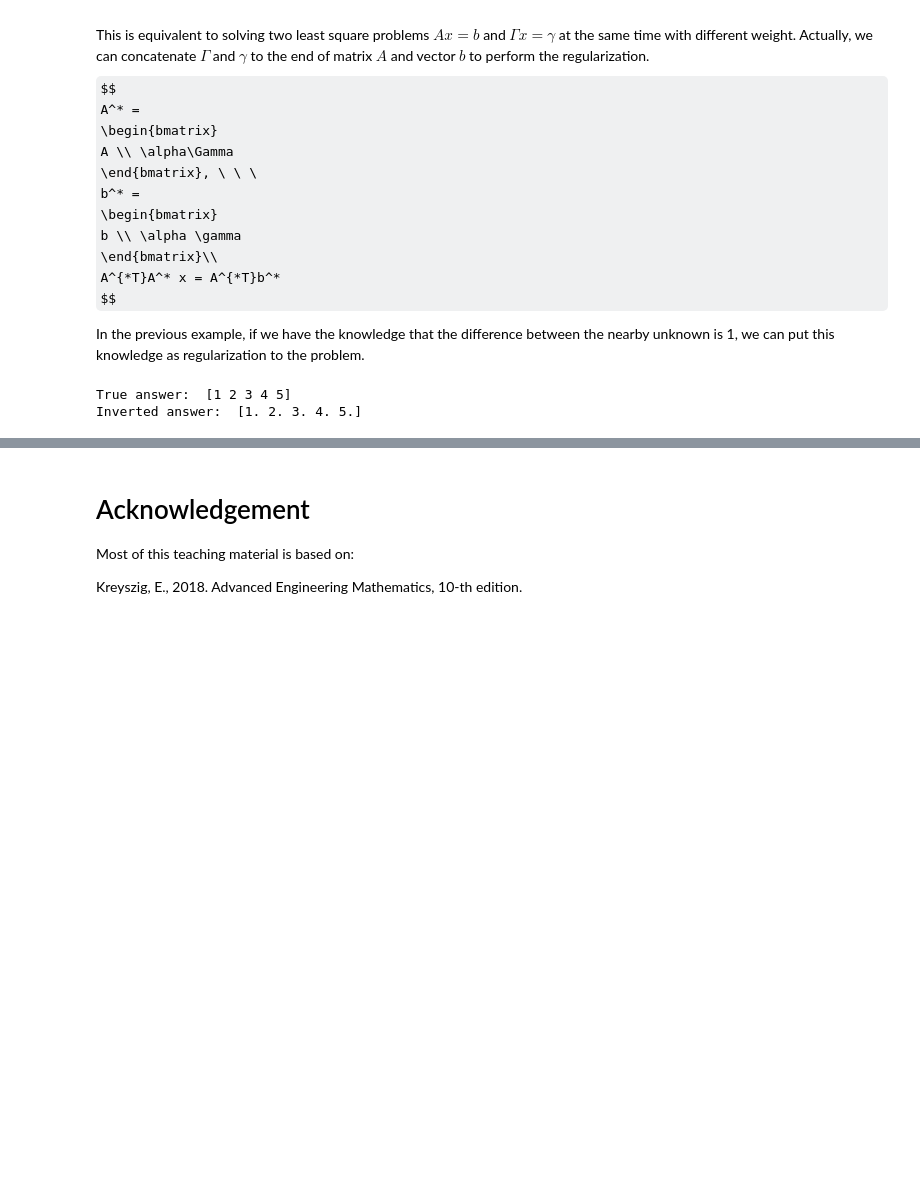
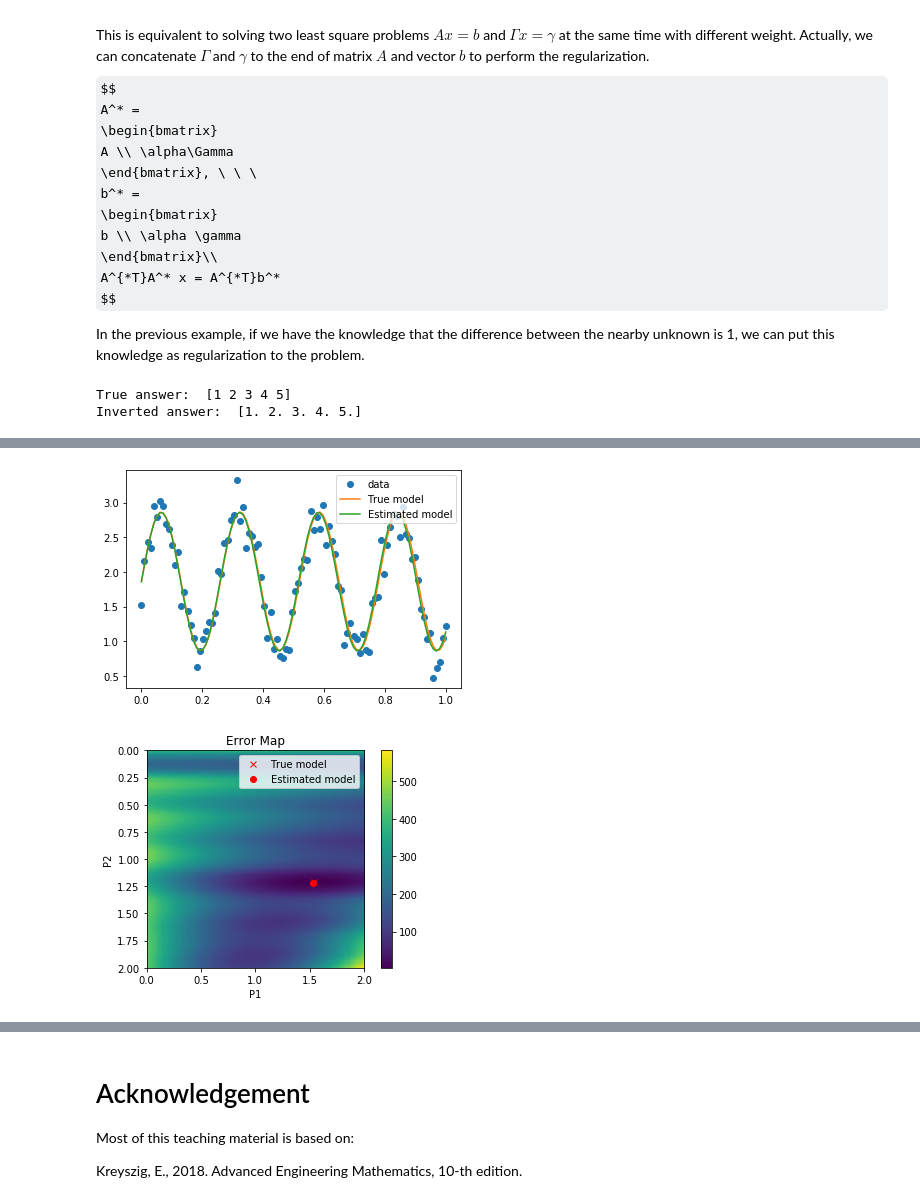
Before and after one commit to jshragge/GPGN535, a Jupyter notebook: 10_Regression.ipynb, the cells around one changed output, grey strips where cells are left out. Cells and saved outputs as stored; diff of their text form; code cells hidden in the pictures; some formulas as TeX source; blank space fills up the shorter version.

```diff
--- a/10_Regression.ipynb
+++ b/10_Regression.ipynb
@@ -539,0 +559,54 @@ Inverted answer:  [1. 2. 3. 4. 5.]
+# %%
+# define your model
+def fun(para,x):
+    p1,p2 = para
+    y = np.sin(20*p1*x)+p1*p2
+    return y
+
+# define the penalty function
+def err_fun(para,x,data):
+    predict_data = fun(para,x)
+    err = predict_data - data
+    err = np.sum(err**2) # error is the L2 norm of the misfit
+    return err
+
+# generate data with noise
+x = np.linspace(0,1.0,100)
+true_p1 = 1.21; true_p2 = 1.54;
+data = fun([true_p1,true_p2],x)
+data += np.random.normal(0,0.2,len(data)) # add noise
+
+# grid search possible parameteres
+p1_min = 0; p1_max = 2;
+p2_min = 0; p2_max = 2;
+p1_array = np.linspace(p1_min,p1_max,200)
+p2_array = np.linspace(p2_min,p2_max,200)
+err_map = np.zeros((len(p1_array),len(p2_array)))
+for i,p1 in enumerate(p1_array):
+    for j,p2 in enumerate(p2_array):
+        err_map[i,j] = err_fun([p1,p2],x,data)
+# find the parameter combination with minimal error
+mini,minj = np.unravel_index(np.argmin(err_map),err_map.shape)
+est_p1 = p1_array[mini]
+est_p2 = p2_array[minj]
+
+# making plots
+plt.figure()
+plt.plot(x,data,'o',label='data')
+plt.plot(x,fun([true_p1,true_p2],x),label='True model')
+plt.plot(x,fun([est_p1,est_p2],x),label='Estimated model')
+plt.legend()
+
+plt.figure()
+plt.imshow(err_map,extent=[p2_array[0],p2_array[-1],p1_array[-1],p1_array[0]])
+plt.plot(true_p2,true_p1,'rx',label='True model')
+plt.plot(est_p2,est_p1,'ro',label='Estimated model')
+plt.legend()
+plt.colorbar()
+plt.title('Error Map')
+plt.xlabel('P1')
+plt.ylabel('P2')
+plt.show()
+# %% [output]
+[figure, added]
+[figure, added]
```
Also changed, not shown: parts of 19 cells of this notebook, 2 other files.
